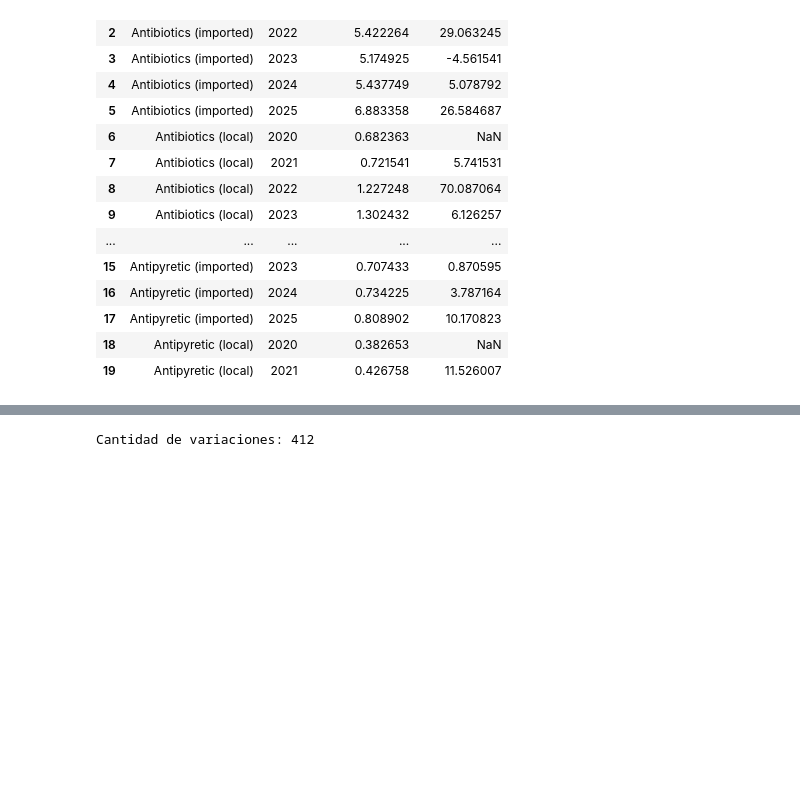
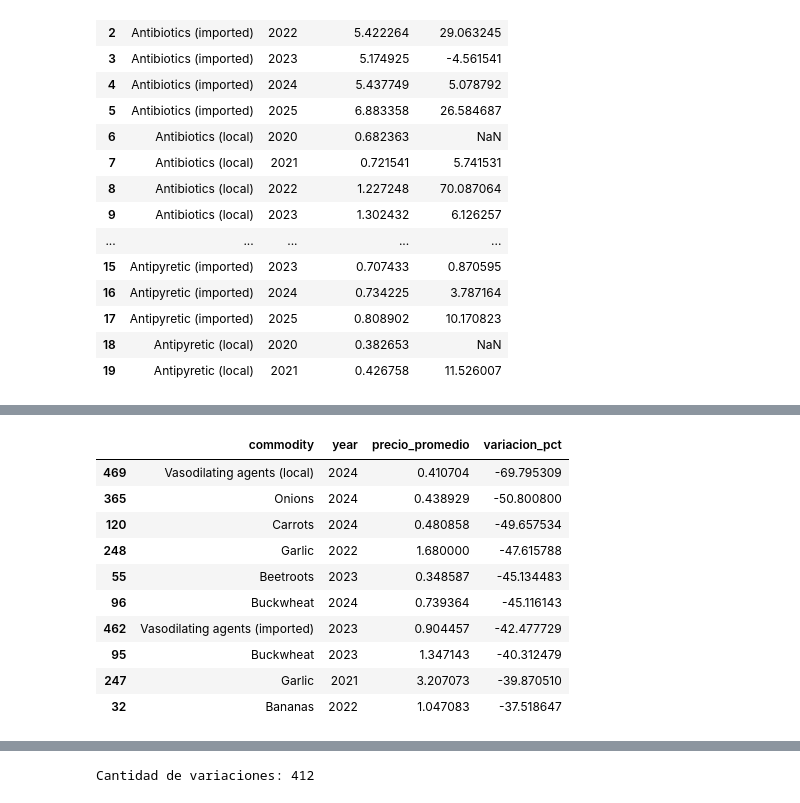
Before and after one commit to Bass-i/food-price-analysis, a Jupyter notebook: F3/notebooks/F3_Nucleo_Algoritmico.ipynb, the cells around one changed output, grey strips where cells are left out. Drawn from its saved outputs; the diff is of its cells as text; code cells hidden in the pictures; blank space fills up the shorter version.

```diff
--- a/F3/notebooks/F3_Nucleo_Algoritmico.ipynb
+++ b/F3/notebooks/F3_Nucleo_Algoritmico.ipynb
@@ -115,0 +124,20 @@ df_variaciones[
+# %%
+# Muestra los productos con mayor disminución
+# porcentual de precio.
+
+df_variaciones.sort_values(
+    by="variacion_pct",
+    ascending=True
+).head(10)
+# %% [output]
+|  | commodity | year | precio_promedio | variacion_pct |
+| 469 | Vasodilating agents (local) | 2024 | 0.410704 | -69.795309 |
+| 365 | Onions | 2024 | 0.438929 | -50.800800 |
+| 120 | Carrots | 2024 | 0.480858 | -49.657534 |
+| 248 | Garlic | 2022 | 1.680000 | -47.615788 |
+| 55 | Beetroots | 2023 | 0.348587 | -45.134483 |
+| 96 | Buckwheat | 2024 | 0.739364 | -45.116143 |
+| 462 | Vasodilating agents (imported) | 2023 | 0.904457 | -42.477729 |
+| 95 | Buckwheat | 2023 | 1.347143 | -40.312479 |
+| 247 | Garlic | 2021 | 3.207073 | -39.870510 |
+| 32 | Bananas | 2022 | 1.047083 | -37.518647 |
```
Also changed, not shown: parts of 4 cells of this notebook.
